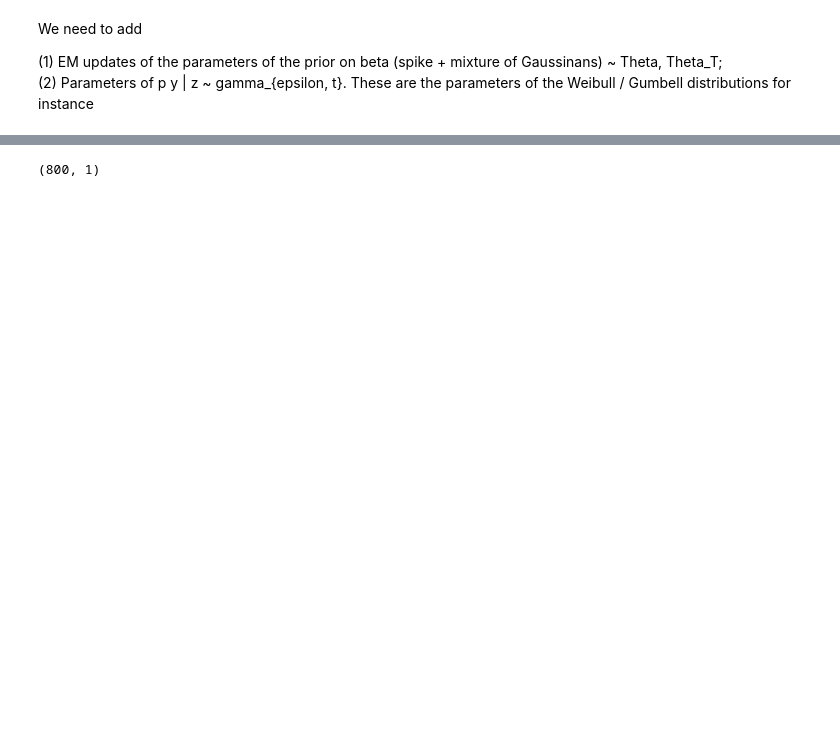
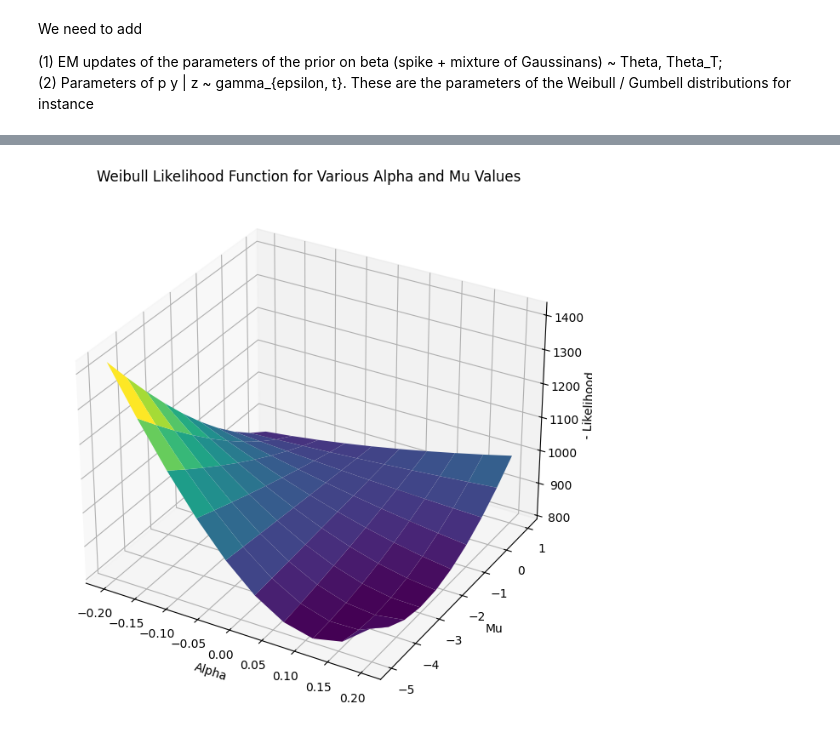
Before and after one commit to ADepope/vampW, a Jupyter notebook: vampW_EM.ipynb, the cells around one changed output, grey strips where cells are left out. Cells and saved outputs as stored; diff of their text form; code cells hidden in the pictures; blank space fills up the shorter version.

```diff
--- a/vampW_EM.ipynb
+++ b/vampW_EM.ipynb
@@ -803,3 +630,33 @@ mus
+# %%
+
+# Define the range of alpha and mu values
+alpha_values = np.linspace(-0.2, 0.2, 10)  # Example range for alpha
+mu_values = np.linspace(-5, 1, 10)      # Example range for mu
+
+
+# Calculate the likelihood for each pair of alpha and mu
+likelihood_values = np.zeros((len(alpha_values), len(mu_values)))
+
+for i, alpha in enumerate(alpha_values):
+    for j, mu in enumerate(mu_values):
+        likelihood_values[i, j] = -weibull_likelihood(X@beta, Y, torch.tensor(alpha, dtype=torch.float32), torch.tensor(mu, dtype=torch.float32), 1/torch.var(X@beta), emc_t)
+
+# Create the meshgrid for alpha and mu
+alpha_grid, mu_grid = np.meshgrid(alpha_values, mu_values)
+
+# Plotting the 3D surface
+fig = plt.figure(figsize=(12, 8))
+ax = fig.add_subplot(111, projection='3d')
+ax.plot_surface(alpha_grid, mu_grid, likelihood_values.T, cmap='viridis')
+
+ax.set_xlabel('Alpha')
+ax.set_ylabel('Mu')
+ax.set_zlabel(' - Likelihood')
+ax.set_title('Weibull Likelihood Function for Various Alpha and Mu Values')
+
+plt.show()
+# %% [output]
+[figure, added]
 # %%
 # old_prior = pr
 def update_Prior(old_prior, r1, gam1):
@@ -859,8 +716,3 @@ def den_beta_mixture(r, gam1, prior):
     ratio_der = (B_tot_der * A - A_der * B_tot) / (A+B) / (A+B)
 
     return ratio, ratio_der
-# %%
-A = (1-prior.la) * norm.pdf(r1, loc=0, scale=np.sqrt(1.0/gam1))
-A.shape
-# %% [output]
-(800, 1)
```
Also changed, not shown: parts of 29 cells of this notebook, 2 other files.
